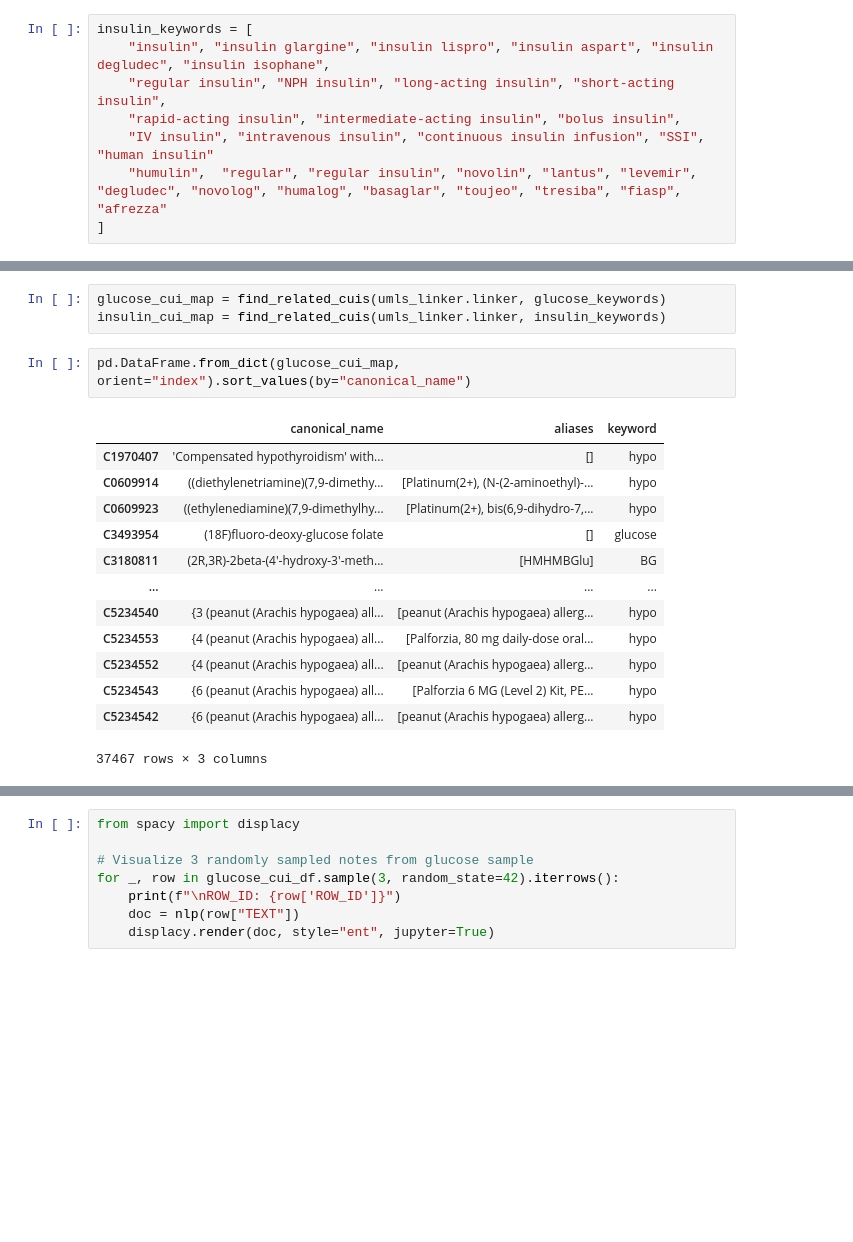
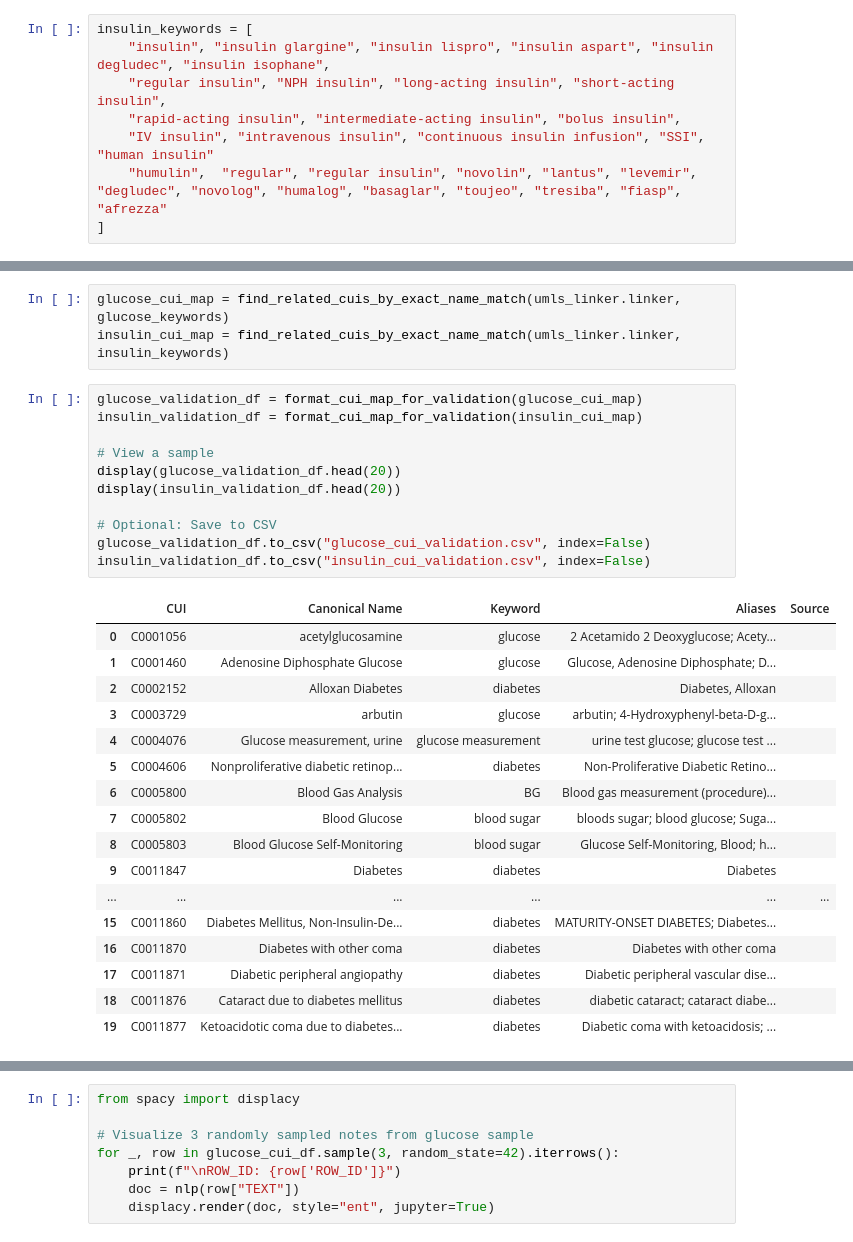
Before and after one commit to April-Taylor/NLP-Qualifications-Project, a Jupyter notebook: Revised_Paired_MIMIC_NLP_ATaylor_Project.ipynb, the cells around one changed output, grey strips where cells are left out. Drawn from its saved outputs; the diff is of its cells as text; blank space fills up the shorter version.

Commit message:
Daily update from Colab

```diff
--- a/Revised_Paired_MIMIC_NLP_ATaylor_Project.ipynb
+++ b/Revised_Paired_MIMIC_NLP_ATaylor_Project.ipynb
@@ -1831,19 +1831,32 @@ insulin_keywords = [
 # %%
-glucose_cui_map = find_related_cuis(umls_linker.linker, glucose_keywords)
-insulin_cui_map = find_related_cuis(umls_linker.linker, insulin_keywords)
+glucose_cui_map = find_related_cuis_by_exact_name_match(umls_linker.linker, glucose_keywords)
+insulin_cui_map = find_related_cuis_by_exact_name_match(umls_linker.linker, insulin_keywords)
-# %%
-pd.DataFrame.from_dict(glucose_cui_map, orient="index").sort_values(by="canonical_name")
-# %% [output]
-|  | canonical_name | aliases | keyword |
-| C1970407 | 'Compensated hypothyroidism' with... | [] | hypo |
-| C0609914 | ((diethylenetriamine)(7,9-dimethy... | [Platinum(2+), (N-(2-aminoethyl)-... | hypo |
-| C0609923 | ((ethylenediamine)(7,9-dimethylhy... | [Platinum(2+), bis(6,9-dihydro-7,... | hypo |
-| C3493954 | (18F)fluoro-deoxy-glucose folate | [] | glucose |
-| C3180811 | (2R,3R)-2beta-(4'-hydroxy-3'-meth... | [HMHMBGlu] | BG |
-| ... | ... | ... | ... |
-| C5234540 | {3 (peanut (Arachis hypogaea) all... | [peanut (Arachis hypogaea) allerg... | hypo |
-| C5234553 | {4 (peanut (Arachis hypogaea) all... | [Palforzia, 80 mg daily-dose oral... | hypo |
-| C5234552 | {4 (peanut (Arachis hypogaea) all... | [peanut (Arachis hypogaea) allerg... | hypo |
-| C5234543 | {6 (peanut (Arachis hypogaea) all... | [Palforzia 6 MG (Level 2) Kit, PE... | hypo |
-| C5234542 | {6 (peanut (Arachis hypogaea) all... | [peanut (Arachis hypogaea) allerg... | hypo |
-37467 rows × 3 columns
+# %%
+glucose_validation_df = format_cui_map_for_validation(glucose_cui_map)
+insulin_validation_df = format_cui_map_for_validation(insulin_cui_map)
+
+# View a sample
+display(glucose_validation_df.head(20))
+display(insulin_validation_df.head(20))
+
+# Optional: Save to CSV
+glucose_validation_df.to_csv("glucose_cui_validation.csv", index=False)
+insulin_validation_df.to_csv("insulin_cui_validation.csv", index=False)
+# %% [output]
+|  | CUI | Canonical Name | Keyword | Aliases | Source |
+| 0 | C0001056 | acetylglucosamine | glucose | 2 Acetamido 2 Deoxyglucose; Acety... |  |
+| 1 | C0001460 | Adenosine Diphosphate Glucose | glucose | Glucose, Adenosine Diphosphate; D... |  |
+| 2 | C0002152 | Alloxan Diabetes | diabetes | Diabetes, Alloxan |  |
+| 3 | C0003729 | arbutin | glucose | arbutin; 4-Hydroxyphenyl-beta-D-g... |  |
+| 4 | C0004076 | Glucose measurement, urine | glucose measurement | urine test glucose; glucose test ... |  |
+| 5 | C0004606 | Nonproliferative diabetic retinop... | diabetes | Non-Proliferative Diabetic Retino... |  |
+| 6 | C0005800 | Blood Gas Analysis | BG | Blood gas measurement (procedure)... |  |
+| 7 | C0005802 | Blood Glucose | blood sugar | bloods sugar; blood glucose; Suga... |  |
+| 8 | C0005803 | Blood Glucose Self-Monitoring | blood sugar | Glucose Self-Monitoring, Blood; h... |  |
+| 9 | C0011847 | Diabetes | diabetes | Diabetes |  |
+| ... | ... | ... | ... | ... | ... |
+| 15 | C0011860 | Diabetes Mellitus, Non-Insulin-De... | diabetes | MATURITY-ONSET DIABETES; Diabetes... |  |
+| 16 | C0011870 | Diabetes with other coma | diabetes | Diabetes with other coma |  |
+| 17 | C0011871 | Diabetic peripheral angiopathy | diabetes | Diabetic peripheral vascular dise... |  |
+| 18 | C0011876 | Cataract due to diabetes mellitus | diabetes | diabetic cataract; cataract diabe... |  |
+| 19 | C0011877 | Ketoacidotic coma due to diabetes... | diabetes | Diabetic coma with ketoacidosis; ... |  |
```
Also changed, not shown: parts of 29 cells of this notebook.
